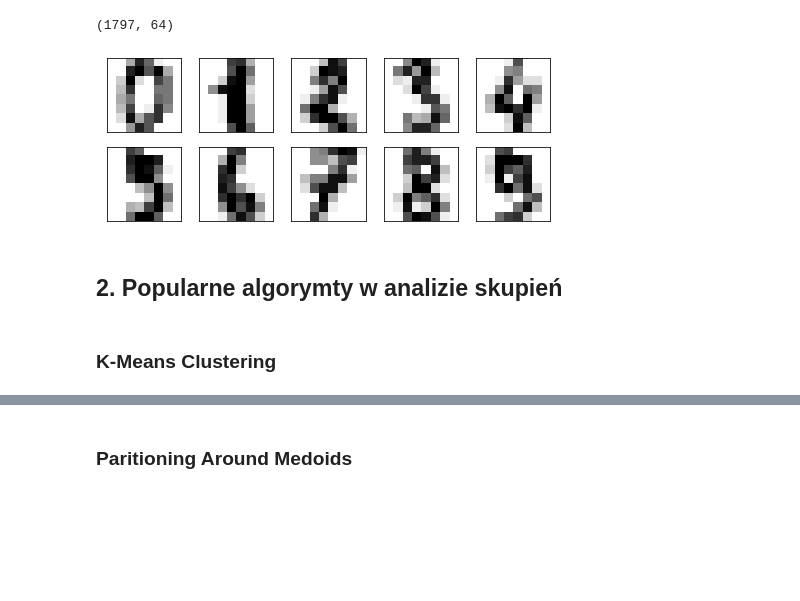
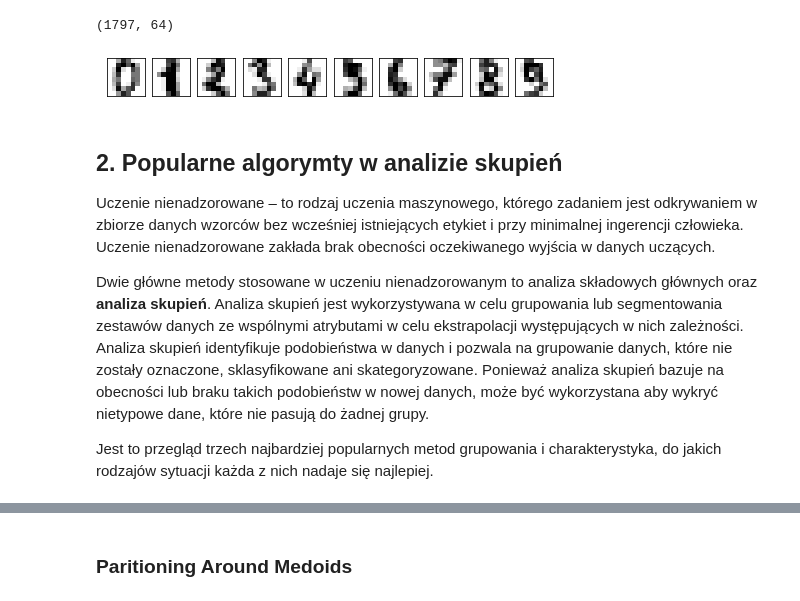
Before and after one commit to mikiisz/ml-tutorial6, a Jupyter notebook: ml_tutorial6.ipynb, the cells around one changed output, grey strips where cells are left out. Cells and saved outputs as stored; diff of their text form; code cells hidden in the pictures; blank space fills up the shorter version.

```diff
--- a/ml_tutorial6.ipynb
+++ b/ml_tutorial6.ipynb
@@ -26,10 +26,14 @@ def printImgs(data, x, y):
         axi.set(xticks=[], yticks=[])
         axi.imshow(img, cmap=plt.cm.binary)
 # %%
-printImgs(digits_data[:10], 5, 2)
+printImgs(digits_data[:10], 10, 1)
 # %% [output]
-[figure, old version]
+[figure, new version]
-# %% [markdown]
-## 2. Popularne algorymty w analizie skupień
-# %% [markdown]
-### K-Means Clustering
+# %% [markdown]
+## 2. Popularne algorymty w analizie skupień
+
+Uczenie nienadzorowane – to rodzaj uczenia maszynowego, którego zadaniem jest odkrywaniem w zbiorze danych wzorców bez wcześniej istniejących etykiet i przy minimalnej ingerencji człowieka. Uczenie nienadzorowane zakłada brak obecności oczekiwanego wyjścia w danych uczących.
+
+Dwie główne metody stosowane w uczeniu nienadzorowanym to analiza składowych głównych oraz **analiza skupień**. Analiza skupień jest wykorzystywana w celu grupowania lub segmentowania zestawów danych ze wspólnymi atrybutami w celu ekstrapolacji występujących w nich zależności. Analiza skupień identyfikuje podobieństwa w danych i pozwala na grupowanie danych, które nie zostały oznaczone, sklasyfikowane ani skategoryzowane. Ponieważ analiza skupień bazuje na obecności lub braku takich podobieństw w nowej danych, może być wykorzystana aby wykryć nietypowe dane, które nie pasują do żadnej grupy.
+
+Jest to przegląd trzech najbardziej popularnych metod grupowania i charakterystyka, do jakich rodzajów sytuacji każda z nich nadaje się najlepiej.
```
Also changed, not shown: parts of 18 cells of this notebook.
